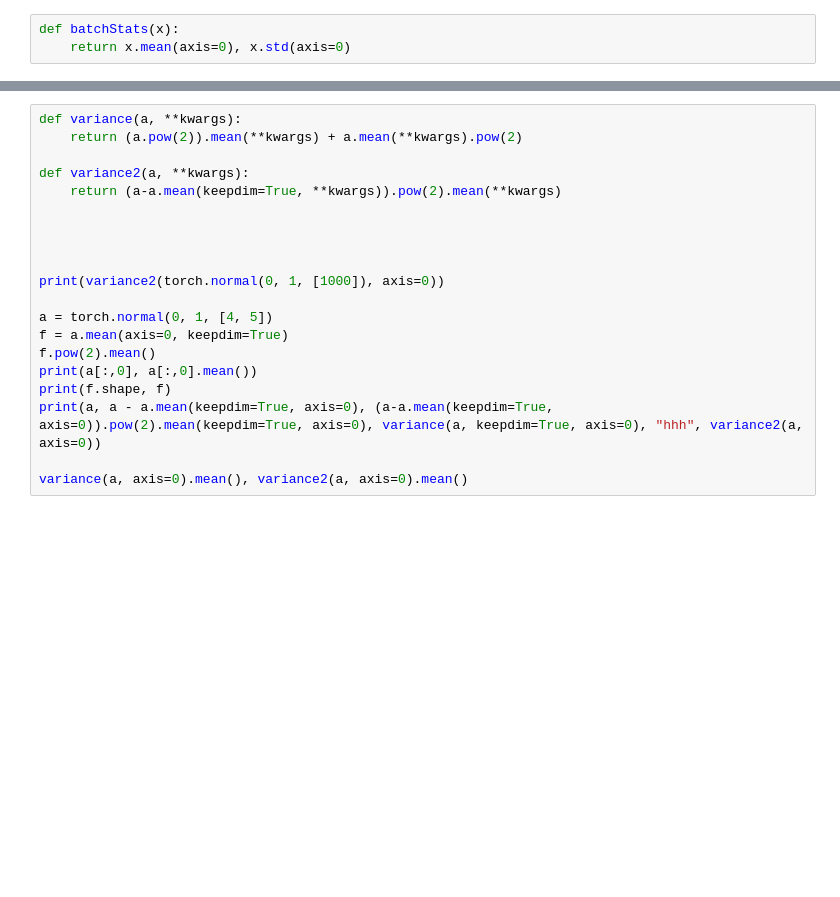
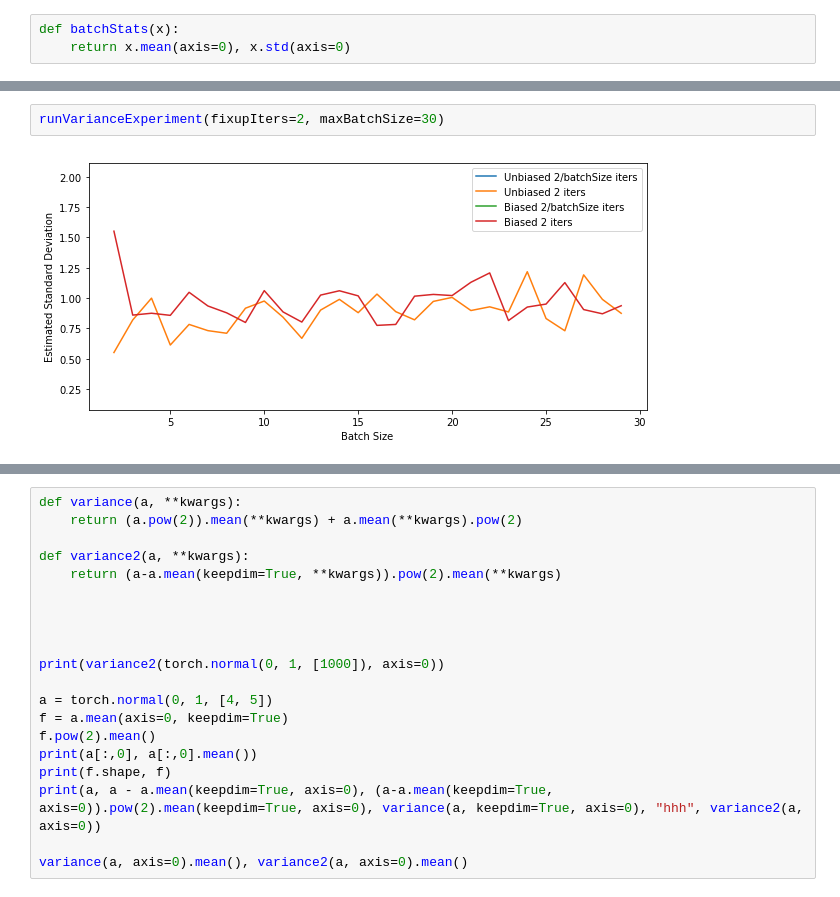
Before and after one commit to Phylliida/ailearning, a Jupyter notebook: week1.ipynb, the cells around one changed output, grey strips where cells are left out. Drawn from its saved outputs; the diff is of its cells as text; blank space fills up the shorter version.

```diff
--- a/week1.ipynb
+++ b/week1.ipynb
@@ -232,0 +427,4 @@ Biases: tensor([0.0491, 0.0976, 0.0733, 0.1604, 0.0897, 0.2238, 0.0371, 0.0848,
+# %%
+runVarianceExperiment(fixupIters=2, maxBatchSize=30)
+# %% [output]
+[figure, added]
```
Also changed, not shown: parts of 18 cells of this notebook, 1 other file.
